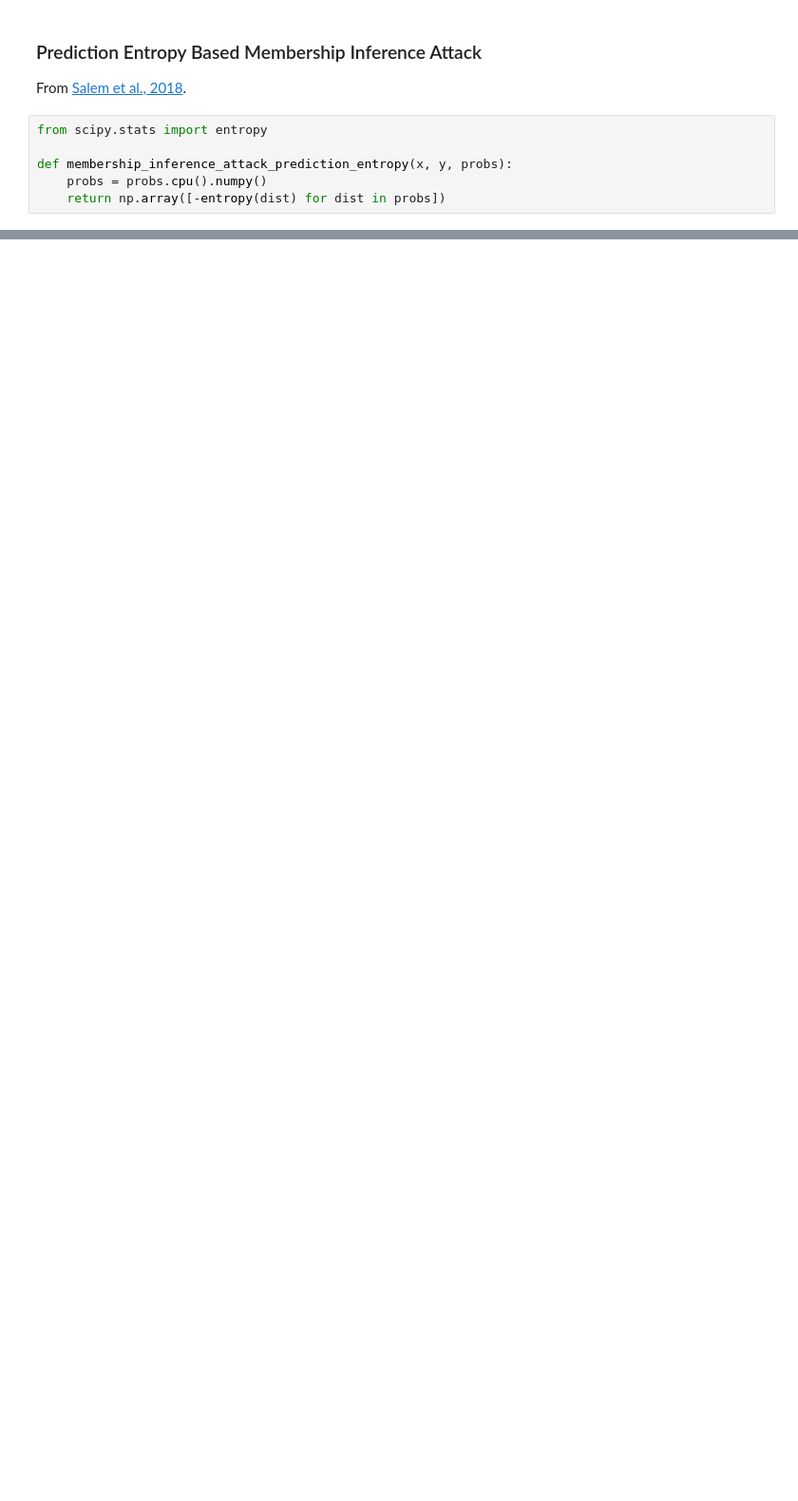
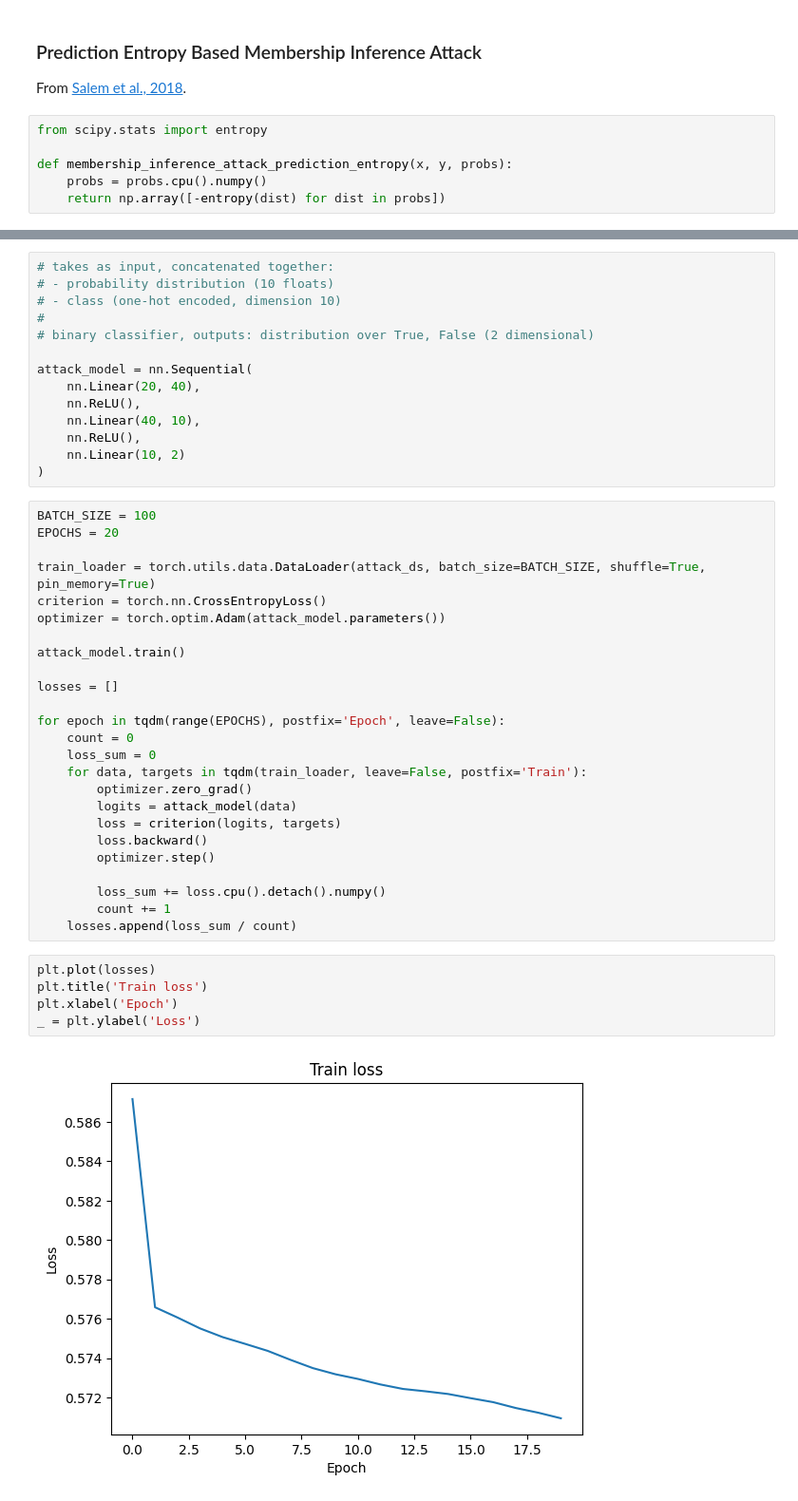
Before and after one commit to dcai-course/dcai-lab, a Jupyter notebook: membership_inference/Solution - Membership Inference.ipynb, the cells around one changed output, grey strips where cells are left out. Shown at 95% size. Cells and saved outputs as stored; diff of their text form; blank space fills up the shorter version.

Commit message:
Add shadow model attack

```diff
--- a/membership_inference/Solution - Membership Inference.ipynb
+++ b/membership_inference/Solution - Membership Inference.ipynb
@@ -295,0 +420,46 @@ plot_roc(scores, 'Prediction Entropy')
+# %%
+# takes as input, concatenated together:
+# - probability distribution (10 floats)
+# - class (one-hot encoded, dimension 10)
+#
+# binary classifier, outputs: distribution over True, False (2 dimensional)
+
+attack_model = nn.Sequential(
+    nn.Linear(20, 40),
+    nn.ReLU(),
+    nn.Linear(40, 10),
+    nn.ReLU(),
+    nn.Linear(10, 2)
+)
+# %%
+BATCH_SIZE = 100
+EPOCHS = 20
+
+train_loader = torch.utils.data.DataLoader(attack_ds, batch_size=BATCH_SIZE, shuffle=True, pin_memory=True)
+criterion = torch.nn.CrossEntropyLoss()
+optimizer = torch.optim.Adam(attack_model.parameters())
+
+attack_model.train()
+
+losses = []
+
+for epoch in tqdm(range(EPOCHS), postfix='Epoch', leave=False):
+    count = 0
+    loss_sum = 0
+    for data, targets in tqdm(train_loader, leave=False, postfix='Train'):
+        optimizer.zero_grad()
+        logits = attack_model(data)
+        loss = criterion(logits, targets)
+        loss.backward()
+        optimizer.step()
+
+        loss_sum += loss.cpu().detach().numpy()
+        count += 1
+    losses.append(loss_sum / count)
+# %%
+plt.plot(losses)
+plt.title('Train loss')
+plt.xlabel('Epoch')
+_ = plt.ylabel('Loss')
+# %% [output]
+[figure, added]
```
Also changed, not shown: parts of 22 cells of this notebook, 1 other file.
